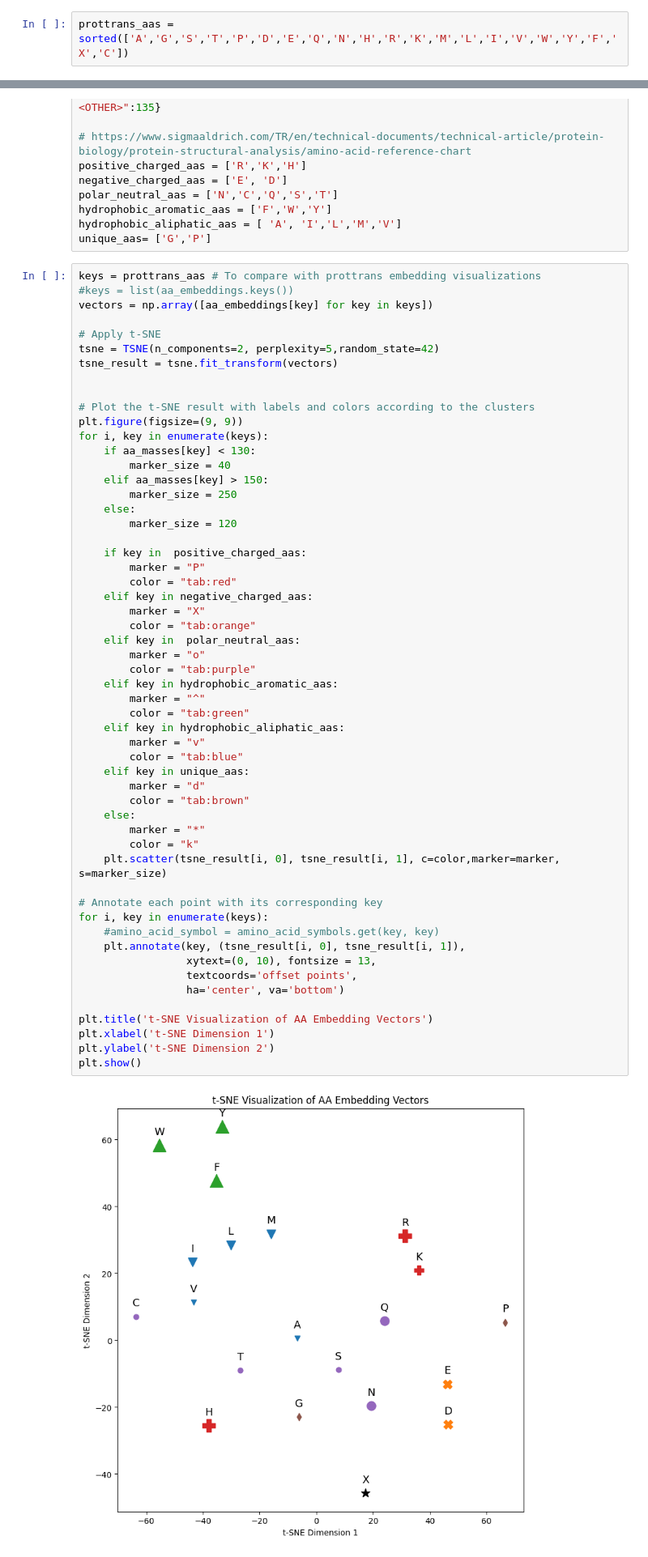
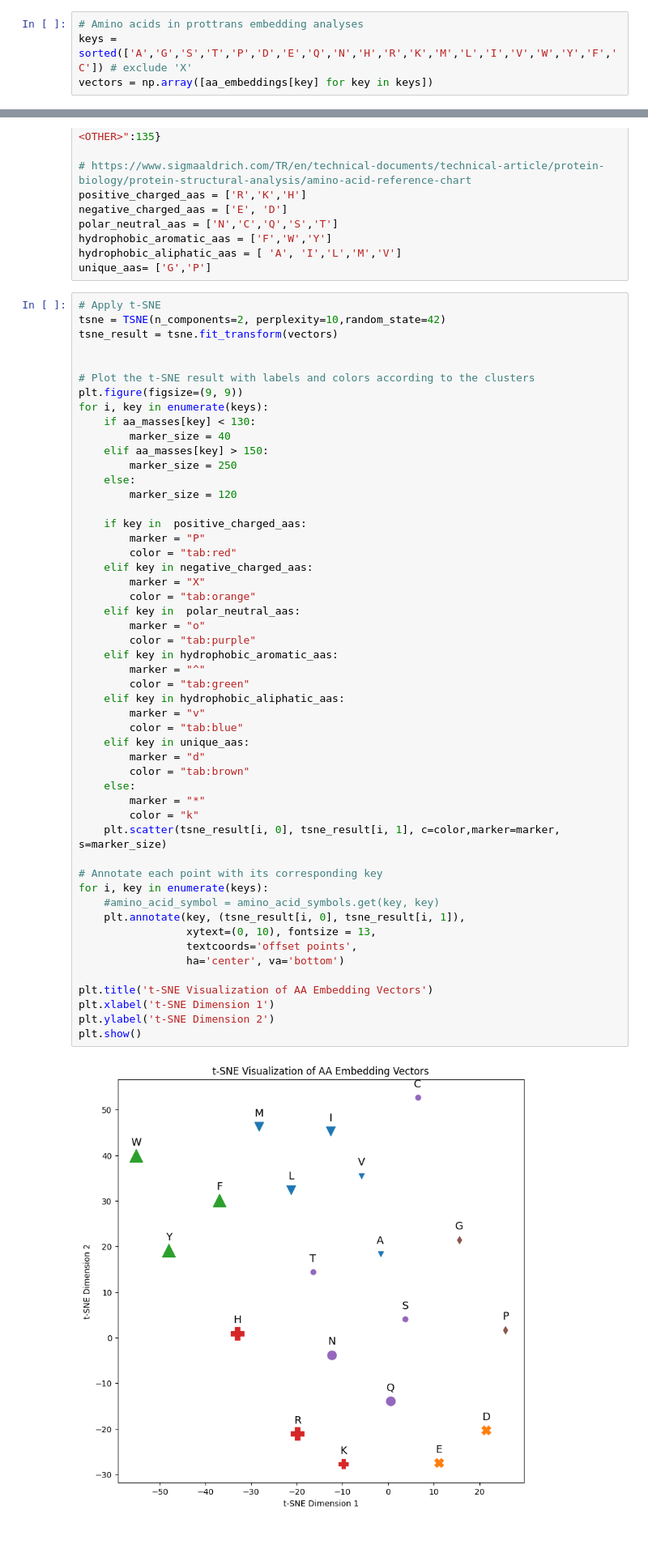
Before and after one commit to furkanakkurt1335/549-term-project, a Jupyter notebook: aa_embeddings/embedding_clustering.ipynb, the cells around one changed output, grey strips where cells are left out. Shown at 81% size. Saved outputs shown, nothing was run; the diff lists cells and outputs as text.

```diff
--- a/aa_embeddings/embedding_clustering.ipynb
+++ b/aa_embeddings/embedding_clustering.ipynb
@@ -29,7 +30,9 @@ token_to_aminoacid = {'A': 'Alanine', 'R': 'Arginine', 'N': 'Asparagine', 'D': '
                       'X': 'Undefined Aminoacid', '<OTHER>': '<OTHER>',
                       '<START>' : '<START>', '<END>': '<END>', '<PAD>': '<PAD>'}
 # %%
-prottrans_aas = sorted(['A','G','S','T','P','D','E','Q','N','H','R','K','M','L','I','V','W','Y','F','X','C'])
+# Amino acids in prottrans embedding analyses
+keys = sorted(['A','G','S','T','P','D','E','Q','N','H','R','K','M','L','I','V','W','Y','F','C']) # exclude 'X'
+vectors = np.array([aa_embeddings[key] for key in keys])
 # %%
 # Source https://www.imgt.org/IMGTeducation/Aide-memoire/_UK/aminoacids/abbreviation.html
 aa_masses = {
@@ -64,12 +67,8 @@ hydrophobic_aromatic_aas = ['F','W','Y']
 hydrophobic_aliphatic_aas = [ 'A', 'I','L','M','V']
 unique_aas= ['G','P']
 # %%
-keys = prottrans_aas # To compare with prottrans embedding visualizations
-#keys = list(aa_embeddings.keys())
-vectors = np.array([aa_embeddings[key] for key in keys])
-
 # Apply t-SNE
-tsne = TSNE(n_components=2, perplexity=5,random_state=42)
+tsne = TSNE(n_components=2, perplexity=10,random_state=42)
 tsne_result = tsne.fit_transform(vectors)
 
 
@@ -92,31 +91,31 @@ for i, key in enumerate(keys):
     elif key in  polar_neutral_aas:
         marker = "o"
         color = "tab:purple"
     elif key in hydrophobic_aromatic_aas:
         marker = "^"
         color = "tab:green"
     elif key in hydrophobic_aliphatic_aas:
         marker = "v"
         color = "tab:blue"
     elif key in unique_aas:
         marker = "d"
         color = "tab:brown"
     else:
         marker = "*"
         color = "k"
     plt.scatter(tsne_result[i, 0], tsne_result[i, 1], c=color,marker=marker, s=marker_size)
 
 # Annotate each point with its corresponding key
 for i, key in enumerate(keys):
     #amino_acid_symbol = amino_acid_symbols.get(key, key)
     plt.annotate(key, (tsne_result[i, 0], tsne_result[i, 1]),
                  xytext=(0, 10), fontsize = 13,
                  textcoords='offset points',
                  ha='center', va='bottom')
 
 plt.title('t-SNE Visualization of AA Embedding Vectors')
 plt.xlabel('t-SNE Dimension 1')
 plt.ylabel('t-SNE Dimension 2')
 plt.show()
 # %% [output]
-[figure, old version]
+[figure, new version]
```
Also changed, not shown: parts of 8 cells of this notebook.
